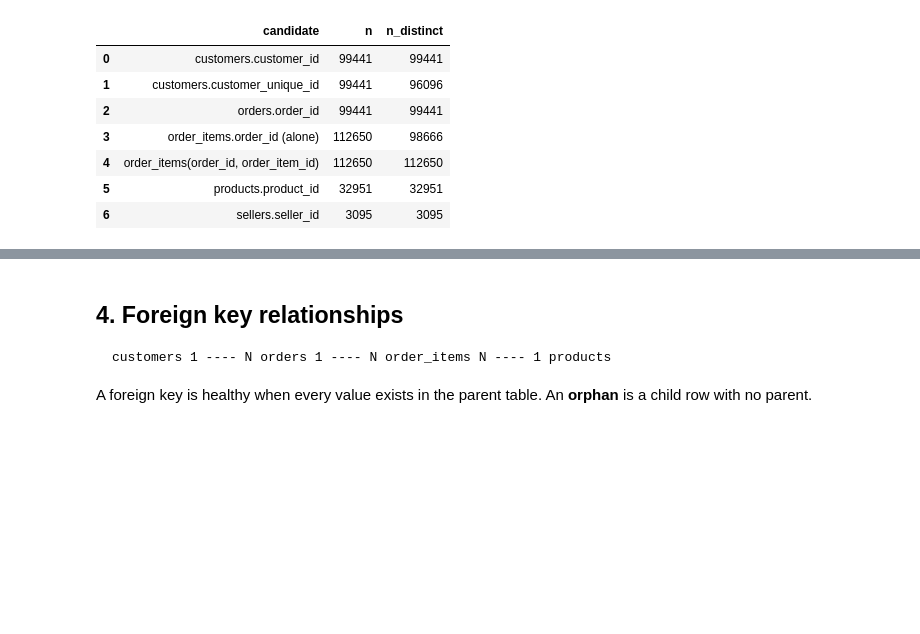
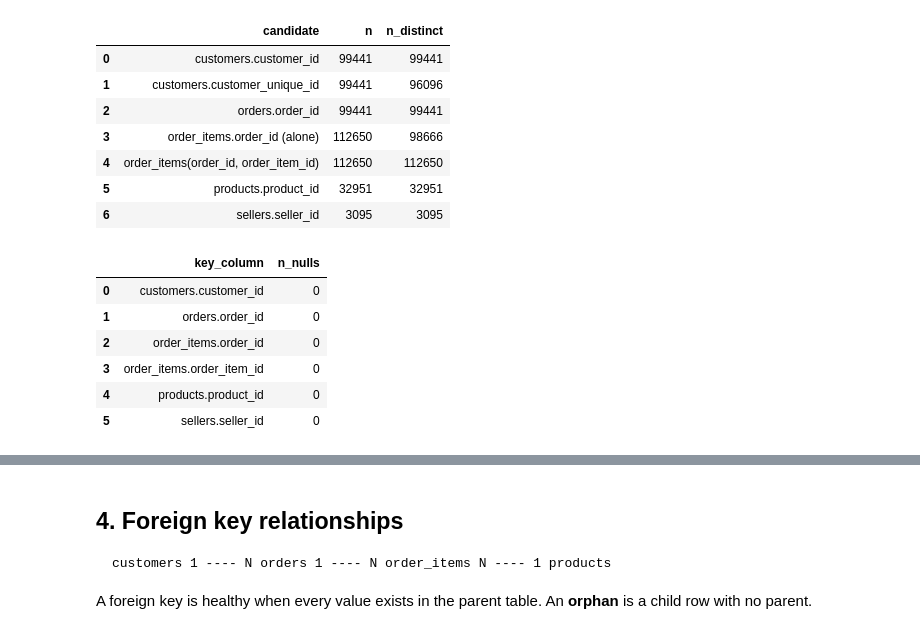
Before and after one commit to Heaven-2/kddm_lab, a Jupyter notebook: Notebook/DWH_OLAP_Assignment_1_Notebook.ipynb, the cells around one changed output, grey strips where cells are left out. Saved outputs shown, nothing was run; the diff lists cells and outputs as text; code cells hidden in the pictures; blank space fills up the shorter version.

```diff
--- a/Notebook/DWH_OLAP_Assignment_1_Notebook.ipynb
+++ b/Notebook/DWH_OLAP_Assignment_1_Notebook.ipynb
@@ -239,3 +246,21 @@ UNION ALL SELECT 'sellers.seller_id',                    count(*), count(DISTINC
 | 4 | order_items(order_id, order_item_id) | 112650 | 112650 |
 | 5 | products.product_id | 32951 | 32951 |
 | 6 | sellers.seller_id | 3095 | 3095 |
+# %%
+# Null check for every primary key column (the key cell above only compares count with count distinct)
+q("""
+SELECT 'customers.customer_id' AS key_column, count(*) FILTER (WHERE customer_id IS NULL) AS n_nulls FROM raw.customers
+UNION ALL SELECT 'orders.order_id',            count(*) FILTER (WHERE order_id IS NULL)      FROM raw.orders
+UNION ALL SELECT 'order_items.order_id',       count(*) FILTER (WHERE order_id IS NULL)      FROM raw.order_items
+UNION ALL SELECT 'order_items.order_item_id',  count(*) FILTER (WHERE order_item_id IS NULL) FROM raw.order_items
+UNION ALL SELECT 'products.product_id',        count(*) FILTER (WHERE product_id IS NULL)    FROM raw.products
+UNION ALL SELECT 'sellers.seller_id',          count(*) FILTER (WHERE seller_id IS NULL)     FROM raw.sellers
+""")
+# %% [output]
+|  | key_column | n_nulls |
+| 0 | customers.customer_id | 0 |
+| 1 | orders.order_id | 0 |
+| 2 | order_items.order_id | 0 |
+| 3 | order_items.order_item_id | 0 |
+| 4 | products.product_id | 0 |
+| 5 | sellers.seller_id | 0 |
```
Also changed, not shown: parts of 7 cells of this notebook, 1 other file.
